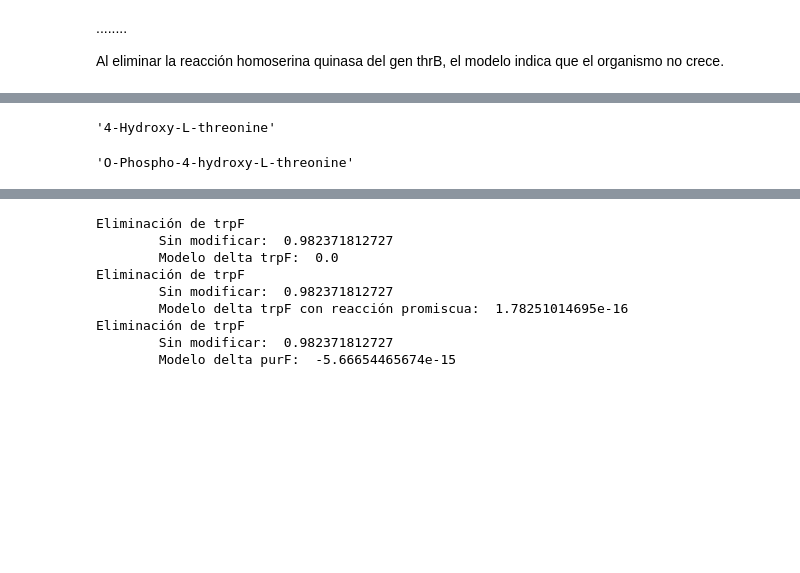
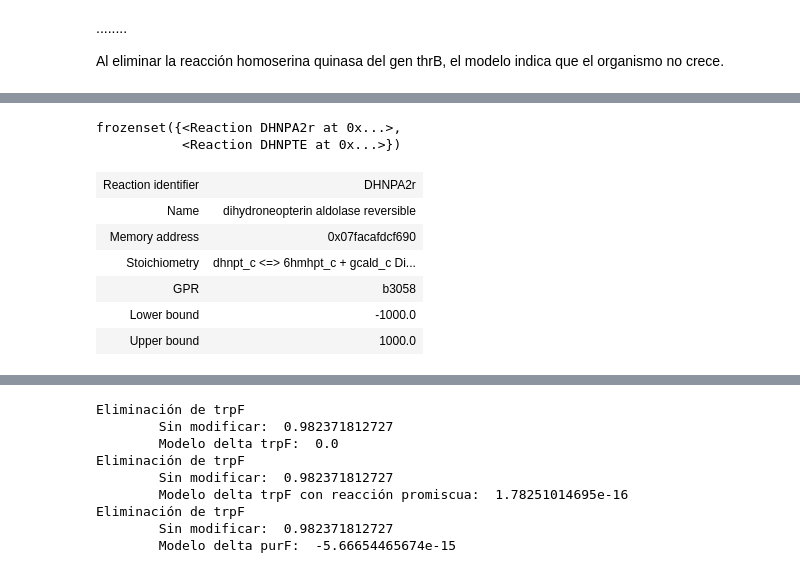
Before and after one commit to netza2/Tesis, a Jupyter notebook: Reacciones cobra.ipynb, the cells around one changed output, grey strips where cells are left out. Drawn from its saved outputs; the diff is of its cells as text; code cells hidden in the pictures; blank space fills up the shorter version.

```diff
--- a/Reacciones cobra.ipynb
+++ b/Reacciones cobra.ipynb
@@ -735,11 +856,18 @@ Sol:  -1.36174726867e-16
-# %%
-eco.metabolites.get_by_id('4hthr_c').name
-# %% [output]
-'4-Hydroxy-L-threonine'
-# %%
-eco.metabolites.get_by_id('phthr_c').name
-# %% [output]
-'O-Phospho-4-hydroxy-L-threonine'
+# %%
+eco.genes.b3058.reactions
+# %% [output]
+frozenset({<Reaction DHNPA2r at 0x...>,
+           <Reaction DHNPTE at 0x...>})
+# %%
+eco.reactions.DHNPA2r
+# %% [output]
+| Reaction identifier | DHNPA2r |
+| Name | dihydroneopterin aldolase reversible |
+| Memory address | 0x07facafdcf690 |
+| Stoichiometry | dhnpt_c <=> 6hmhpt_c + gcald_c Di... |
+| GPR | b3058 |
+| Lower bound | -1000.0 |
+| Upper bound | 1000.0 |
 # %%
 #argE (acetylornithine transferase)
 # Rescues growth with deleting proBA, argD, argR
```
Also changed, not shown: parts of 14 cells of this notebook.
